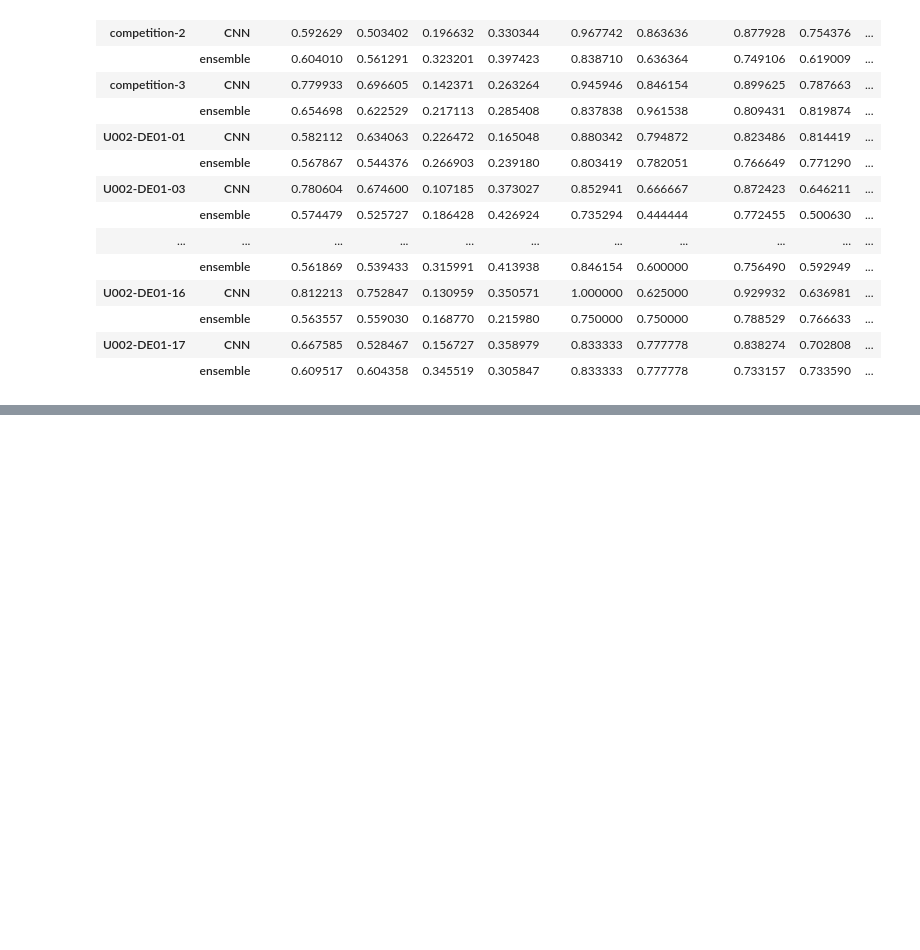
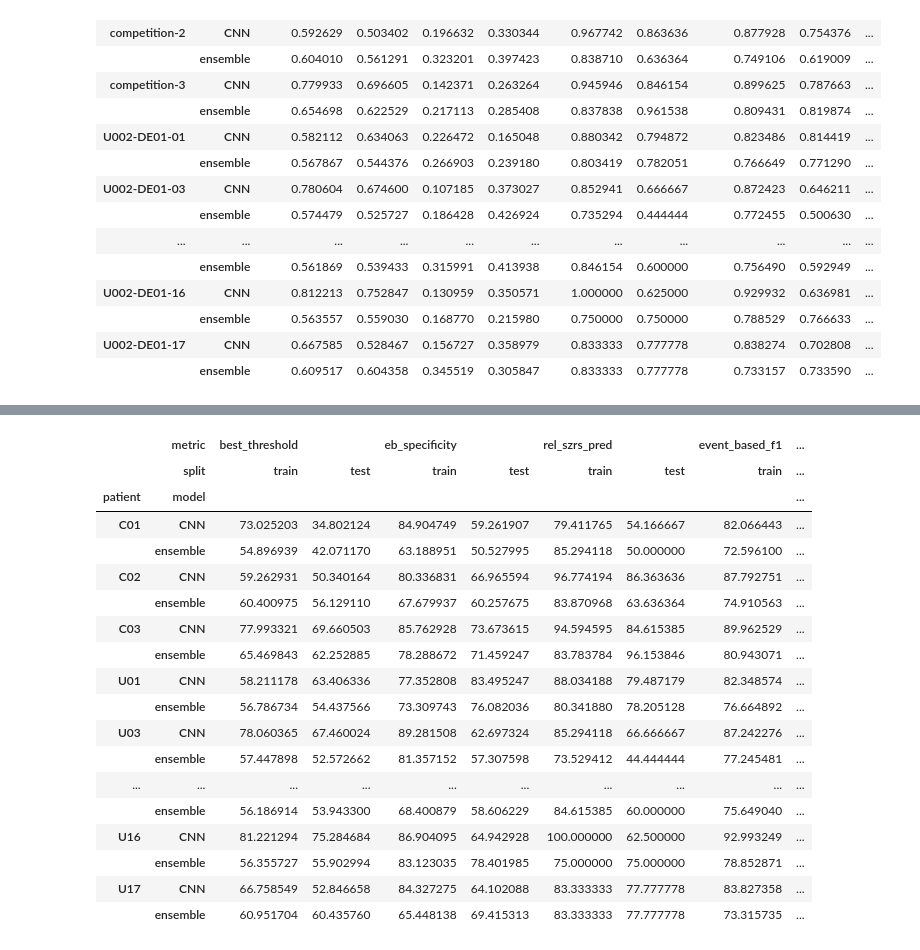
Before and after one commit to Julian-Webb/SeizurePredictionThesis, a Jupyter notebook: written_thesis/model_eval_table.ipynb, the cells around one changed output, grey strips where cells are left out. Cells and saved outputs as stored; diff of their text form; code cells hidden in the pictures; blank space fills up the shorter version.

```diff
--- a/written_thesis/model_eval_table.ipynb
+++ b/written_thesis/model_eval_table.ipynb
@@ -146,0 +44,47 @@ Mean &  & 65 & 58 & 21 & 35 & 84 & 70 & 81 & 67 & 83 & 67 & 0 & 7 \\
+# %%
+# n: numeric table
+n: DataFrame = per_model.copy()
+
+# Change rel TIFW to EB Specificity
+n['rel_tifw'] = 1 - n['rel_tifw']
+n = n.rename(columns={'rel_tifw': 'eb_specificity'})
+
+# Put all metrics in percent
+ALPHA = 0.05 * 100
+n = n * 100
+
+# Abbreviate patients
+idx_df = n.index.to_frame(index=False)
+idx_df['patient'] = idx_df['patient'].map(rename_patient)
+n.index = pd.MultiIndex.from_frame(idx_df)
+
+p_hm = n['p_hanley_mcneil']
+
+n = n.drop(columns=[
+    # 'best_threshold',
+    'p_hanley_mcneil',
+    'precision',
+    'recall',
+], level='metric')
+
+n
+# %% [output]
+|  | metric | best_threshold |  | eb_specificity |  | rel_szrs_pred |  | event_based_f1 | ... |
+|  | split | train | test | train | test | train | test | train | ... |
+| patient | model |  |  |  |  |  |  |  | ... |
+| C01 | CNN | 73.025203 | 34.802124 | 84.904749 | 59.261907 | 79.411765 | 54.166667 | 82.066443 | ... |
+|  | ensemble | 54.896939 | 42.071170 | 63.188951 | 50.527995 | 85.294118 | 50.000000 | 72.596100 | ... |
+| C02 | CNN | 59.262931 | 50.340164 | 80.336831 | 66.965594 | 96.774194 | 86.363636 | 87.792751 | ... |
+|  | ensemble | 60.400975 | 56.129110 | 67.679937 | 60.257675 | 83.870968 | 63.636364 | 74.910563 | ... |
+| C03 | CNN | 77.993321 | 69.660503 | 85.762928 | 73.673615 | 94.594595 | 84.615385 | 89.962529 | ... |
+|  | ensemble | 65.469843 | 62.252885 | 78.288672 | 71.459247 | 83.783784 | 96.153846 | 80.943071 | ... |
+| U01 | CNN | 58.211178 | 63.406336 | 77.352808 | 83.495247 | 88.034188 | 79.487179 | 82.348574 | ... |
+|  | ensemble | 56.786734 | 54.437566 | 73.309743 | 76.082036 | 80.341880 | 78.205128 | 76.664892 | ... |
+| U03 | CNN | 78.060365 | 67.460024 | 89.281508 | 62.697324 | 85.294118 | 66.666667 | 87.242276 | ... |
+|  | ensemble | 57.447898 | 52.572662 | 81.357152 | 57.307598 | 73.529412 | 44.444444 | 77.245481 | ... |
+| ... | ... | ... | ... | ... | ... | ... | ... | ... | ... |
+|  | ensemble | 56.186914 | 53.943300 | 68.400879 | 58.606229 | 84.615385 | 60.000000 | 75.649040 | ... |
+| U16 | CNN | 81.221294 | 75.284684 | 86.904095 | 64.942928 | 100.000000 | 62.500000 | 92.993249 | ... |
+|  | ensemble | 56.355727 | 55.902994 | 83.123035 | 78.401985 | 75.000000 | 75.000000 | 78.852871 | ... |
+| U17 | CNN | 66.758549 | 52.846658 | 84.327275 | 64.102088 | 83.333333 | 77.777778 | 83.827358 | ... |
+|  | ensemble | 60.951704 | 60.435760 | 65.448138 | 69.415313 | 83.333333 | 77.777778 | 73.315735 | ... |
```
Also changed, not shown: parts of 6 cells of this notebook, 17 other files.
